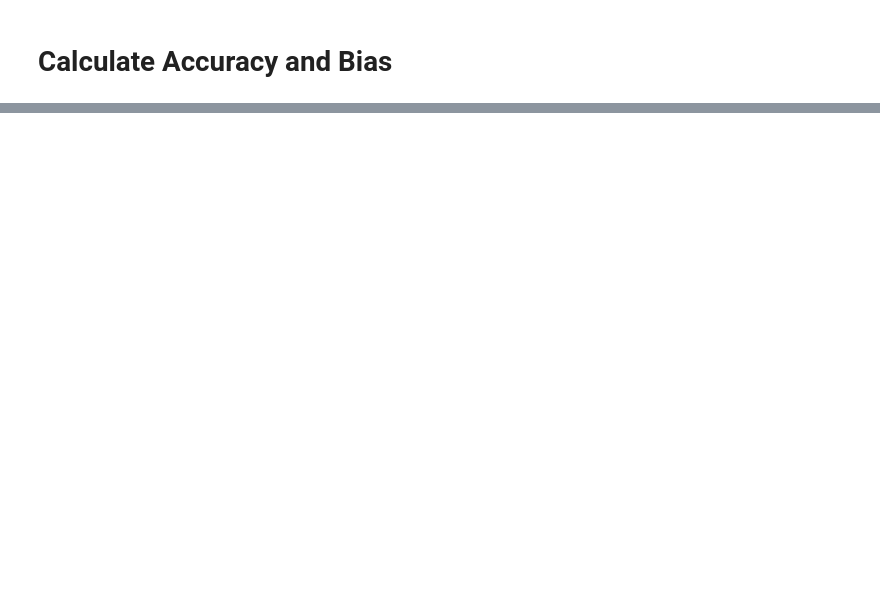
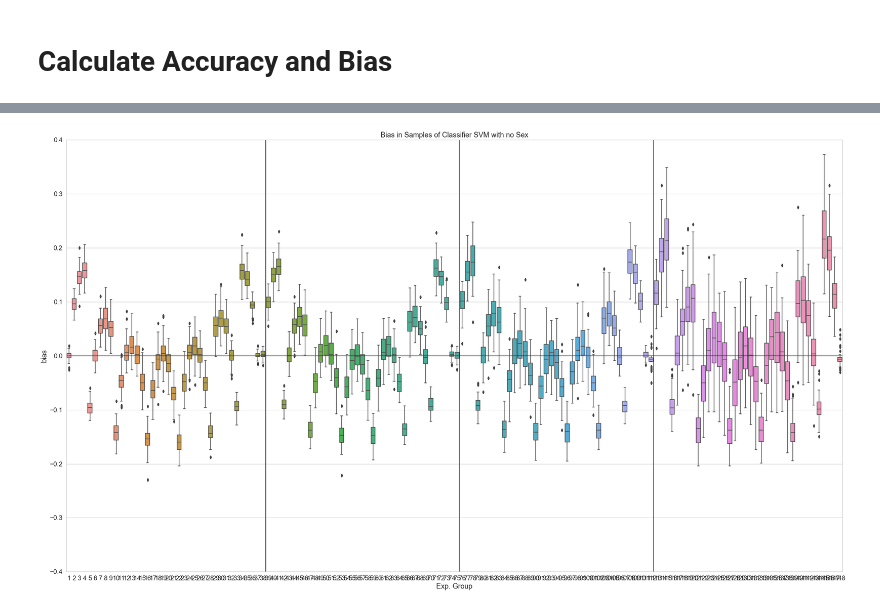
Before and after one commit to Viiviianee/BIASpects-bias-study, a Jupyter notebook: AccuracyEvaluation.ipynb, the cells around one changed output, grey strips where cells are left out. Drawn from its saved outputs; the diff is of its cells as text; code cells hidden in the pictures; blank space fills up the shorter version.

```diff
--- a/AccuracyEvaluation.ipynb
+++ b/AccuracyEvaluation.ipynb
@@ -1404,0 +383,15 @@ ax.figure.savefig("hypothesis2_clean.png")
+# %%
+sns.set_style("whitegrid")
+plt.figure(figsize=(35, 20))
+plt.hlines(0, xmin= 0, xmax= 148)
+plt.vlines(37.5,ymin=-0.4,ymax=0.4)
+plt.vlines(74.5,ymin=-0.4,ymax=0.4)
+plt.vlines(111.5,ymin=-0.4,ymax=0.4)
+sns.set(font_scale=1.5)
+plt.title("Bias in Samples of Classifier SVM with no Sex")
+ax = sns.boxplot(x="Exp. Group", y="bias",data=data[data['Classifier']=='SVM_noSex'],width=0.8)
+ax.set(ylim=(-0.4,0.4))
+
+ax.figure.savefig("BIASPLOT_ALLGROUPS_SVM_noSex.png")
+# %% [output]
+[figure, added]
```
Also changed, not shown: parts of 93 cells of this notebook.
